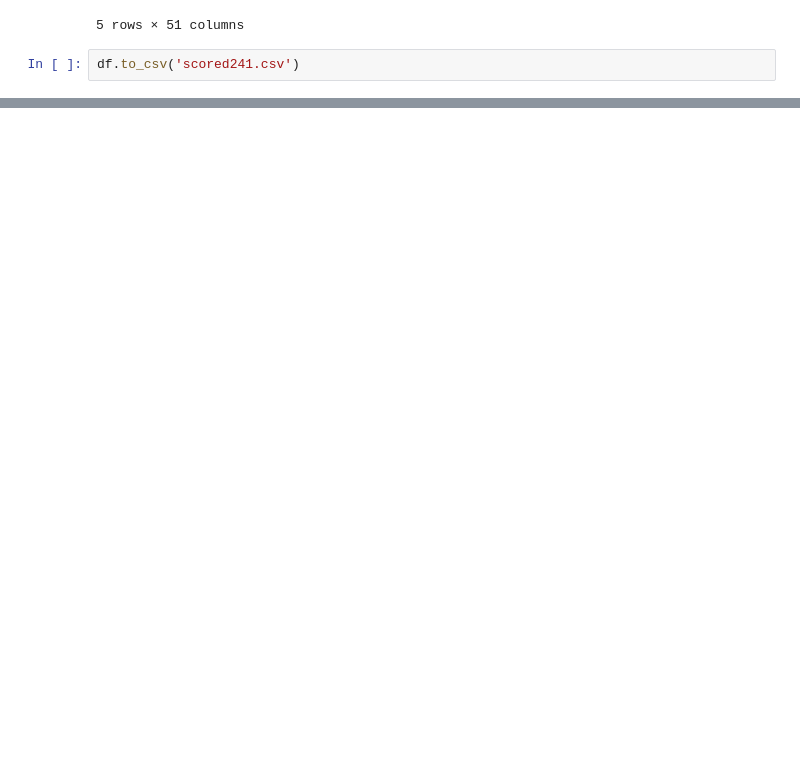
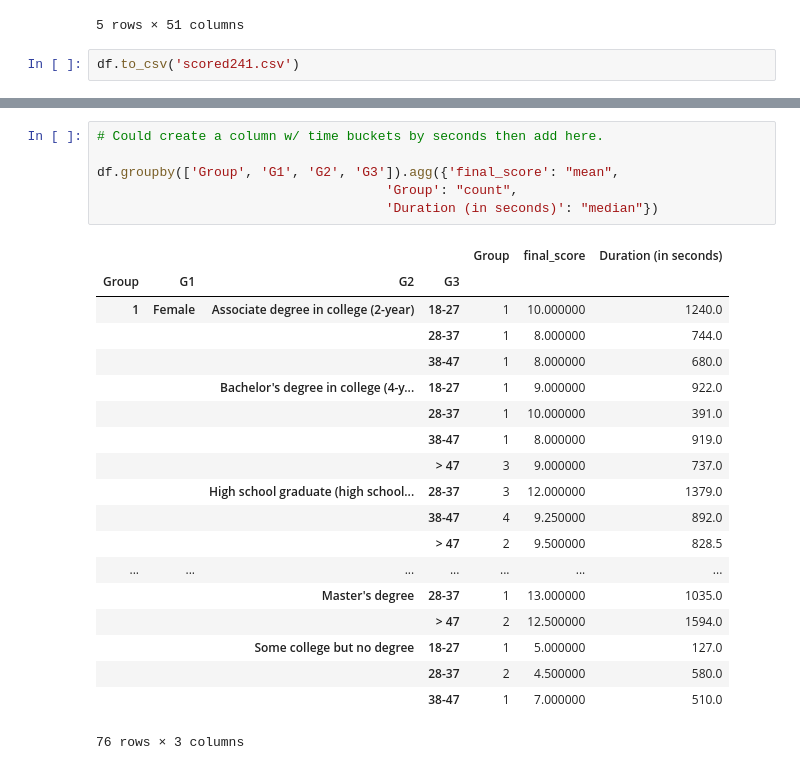
Before and after one commit to nicoleeel/scantronpatterns, a Jupyter notebook: 241_Data_Clean.ipynb, the cells around one changed output, grey strips where cells are left out. Saved outputs shown, nothing was run; the diff lists cells and outputs as text; blank space fills up the shorter version.

Commit message:
Fixing bug, some analysis here.

```diff
--- a/241_Data_Clean.ipynb
+++ b/241_Data_Clean.ipynb
@@ -500,0 +612,26 @@ print(sum(score20c))
+# %%
+# Could create a column w/ time buckets by seconds then add here.
+
+df.groupby(['Group', 'G1', 'G2', 'G3']).agg({'final_score': "mean",
+                                     'Group': "count",
+                                     'Duration (in seconds)': "median"})
+# %% [output]
+|  |  |  |  | Group | final_score | Duration (in seconds) |
+| Group | G1 | G2 | G3 |  |  |  |
+| 1 | Female | Associate degree in college (2-year) | 18-27 | 1 | 10.000000 | 1240.0 |
+|  |  |  | 28-37 | 1 | 8.000000 | 744.0 |
+|  |  |  | 38-47 | 1 | 8.000000 | 680.0 |
+|  |  | Bachelor's degree in college (4-y... | 18-27 | 1 | 9.000000 | 922.0 |
+|  |  |  | 28-37 | 1 | 10.000000 | 391.0 |
+|  |  |  | 38-47 | 1 | 8.000000 | 919.0 |
+|  |  |  | > 47 | 3 | 9.000000 | 737.0 |
+|  |  | High school graduate (high school... | 28-37 | 3 | 12.000000 | 1379.0 |
+|  |  |  | 38-47 | 4 | 9.250000 | 892.0 |
+|  |  |  | > 47 | 2 | 9.500000 | 828.5 |
+| ... | ... | ... | ... | ... | ... | ... |
+|  |  | Master's degree | 28-37 | 1 | 13.000000 | 1035.0 |
+|  |  |  | > 47 | 2 | 12.500000 | 1594.0 |
+|  |  | Some college but no degree | 18-27 | 1 | 5.000000 | 127.0 |
+|  |  |  | 28-37 | 2 | 4.500000 | 580.0 |
+|  |  |  | 38-47 | 1 | 7.000000 | 510.0 |
+76 rows × 3 columns
```
Also changed, not shown: parts of 23 cells of this notebook.
